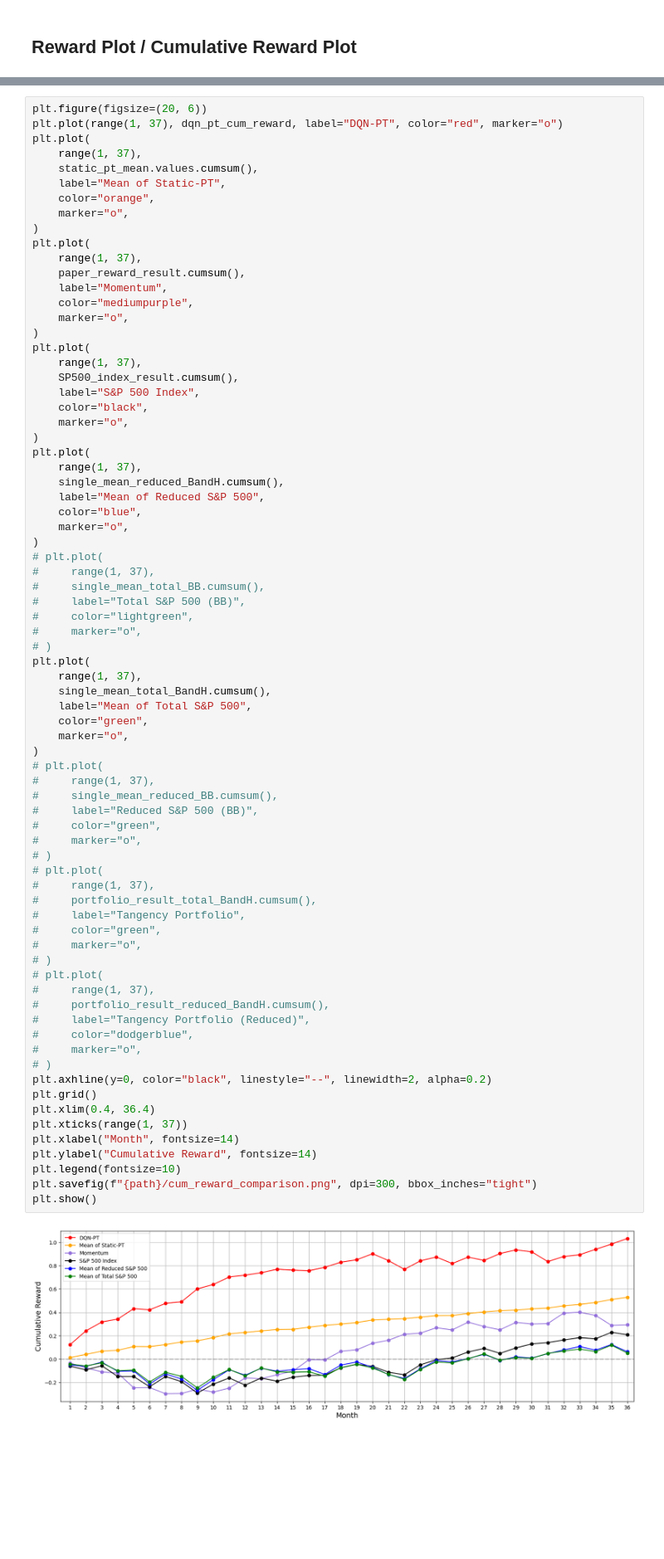
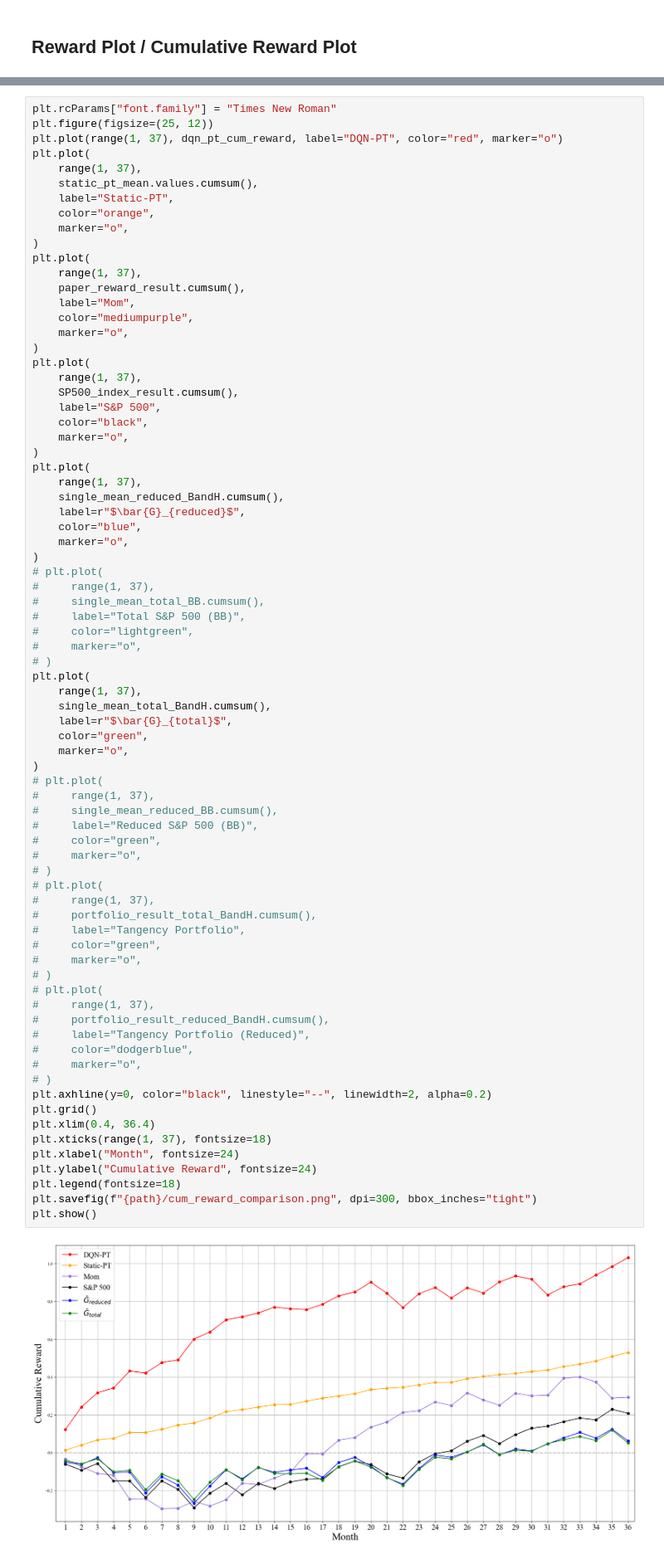
Before and after one commit to DanielHYLai/pairs-trading-with-reinforcement-learning, a Jupyter notebook: pairs-selection/comparison_oos_pairs_reduced.ipynb, the cells around one changed output, grey strips where cells are left out. Shown at 83% size. Cells and saved outputs as stored; diff of their text form; blank space fills up the shorter version.

```diff
--- a/pairs-selection/comparison_oos_pairs_reduced.ipynb
+++ b/pairs-selection/comparison_oos_pairs_reduced.ipynb
@@ -1562,33 +1562,34 @@ plt.show()
 # %% [output]
 [figure]
 # %%
-plt.figure(figsize=(20, 6))
+plt.rcParams["font.family"] = "Times New Roman"
+plt.figure(figsize=(25, 12))
 plt.plot(range(1, 37), dqn_pt_cum_reward, label="DQN-PT", color="red", marker="o")
 plt.plot(
     range(1, 37),
     static_pt_mean.values.cumsum(),
-    label="Mean of Static-PT",
+    label="Static-PT",
     color="orange",
     marker="o",
 )
 plt.plot(
     range(1, 37),
     paper_reward_result.cumsum(),
-    label="Momentum",
+    label="Mom",
     color="mediumpurple",
     marker="o",
 )
 plt.plot(
     range(1, 37),
     SP500_index_result.cumsum(),
-    label="S&P 500 Index",
+    label="S&P 500",
     color="black",
     marker="o",
 )
 plt.plot(
     range(1, 37),
     single_mean_reduced_BandH.cumsum(),
-    label="Mean of Reduced S&P 500",
+    label=r"$\bar{G}_{reduced}$",
     color="blue",
     marker="o",
 )
@@ -1602,39 +1603,39 @@ plt.plot(
 plt.plot(
     range(1, 37),
     single_mean_total_BandH.cumsum(),
-    label="Mean of Total S&P 500",
+    label=r"$\bar{G}_{total}$",
     color="green",
     marker="o",
 )
 # plt.plot(
 #     range(1, 37),
 #     single_mean_reduced_BB.cumsum(),
 #     label="Reduced S&P 500 (BB)",
 #     color="green",
 #     marker="o",
 # )
 # plt.plot(
 #     range(1, 37),
 #     portfolio_result_total_BandH.cumsum(),
 #     label="Tangency Portfolio",
 #     color="green",
 #     marker="o",
 # )
 # plt.plot(
 #     range(1, 37),
 #     portfolio_result_reduced_BandH.cumsum(),
 #     label="Tangency Portfolio (Reduced)",
 #     color="dodgerblue",
 #     marker="o",
 # )
 plt.axhline(y=0, color="black", linestyle="--", linewidth=2, alpha=0.2)
 plt.grid()
 plt.xlim(0.4, 36.4)
-plt.xticks(range(1, 37))
-plt.xlabel("Month", fontsize=14)
-plt.ylabel("Cumulative Reward", fontsize=14)
-plt.legend(fontsize=10)
+plt.xticks(range(1, 37), fontsize=18)
+plt.xlabel("Month", fontsize=24)
+plt.ylabel("Cumulative Reward", fontsize=24)
+plt.legend(fontsize=18)
 plt.savefig(f"{path}/cum_reward_comparison.png", dpi=300, bbox_inches="tight")
 plt.show()
 # %% [output]
-[figure, old version]
+[figure, new version]
```
Also changed, not shown: parts of 5 cells of this notebook, 2 other files.
